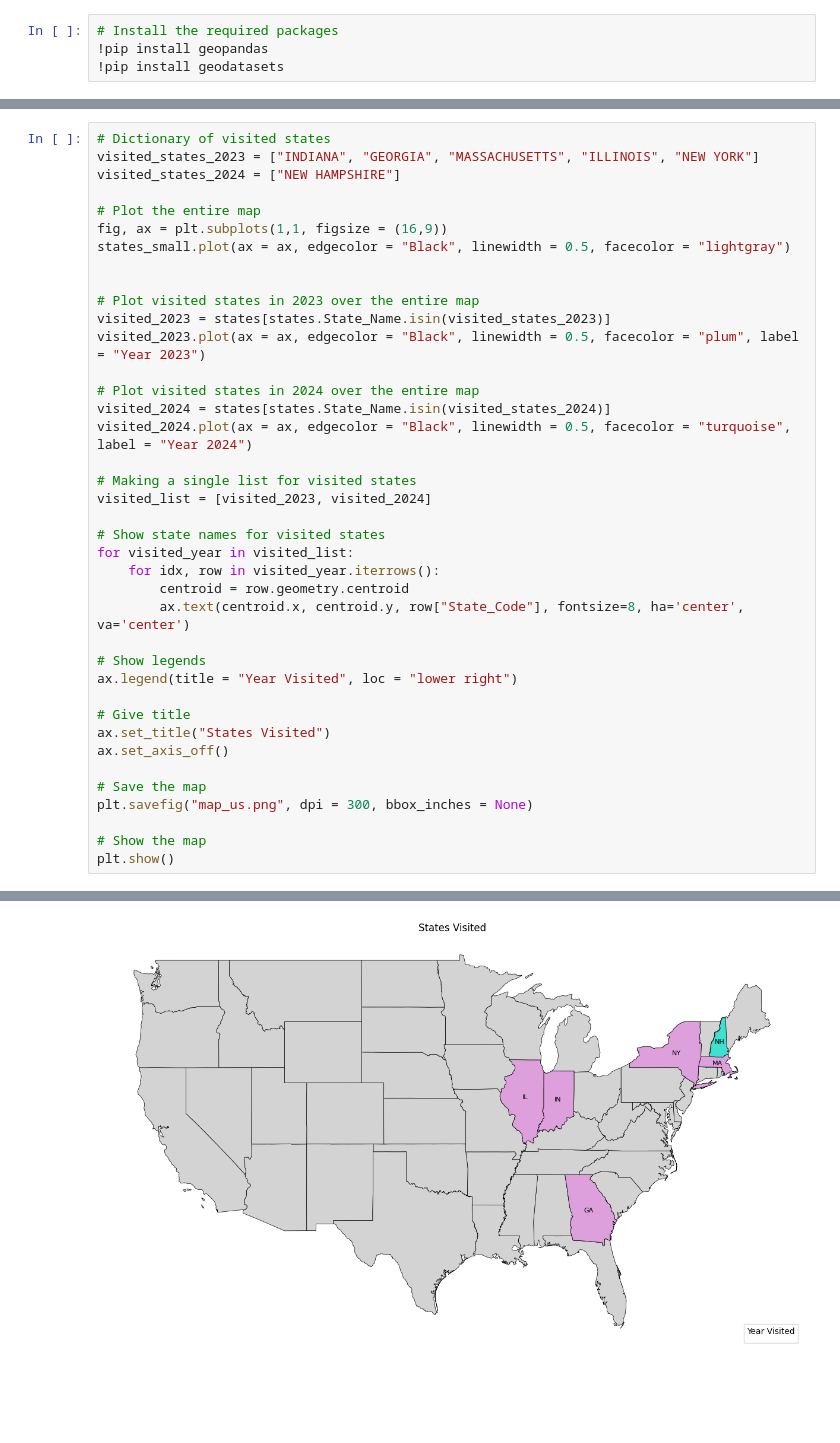
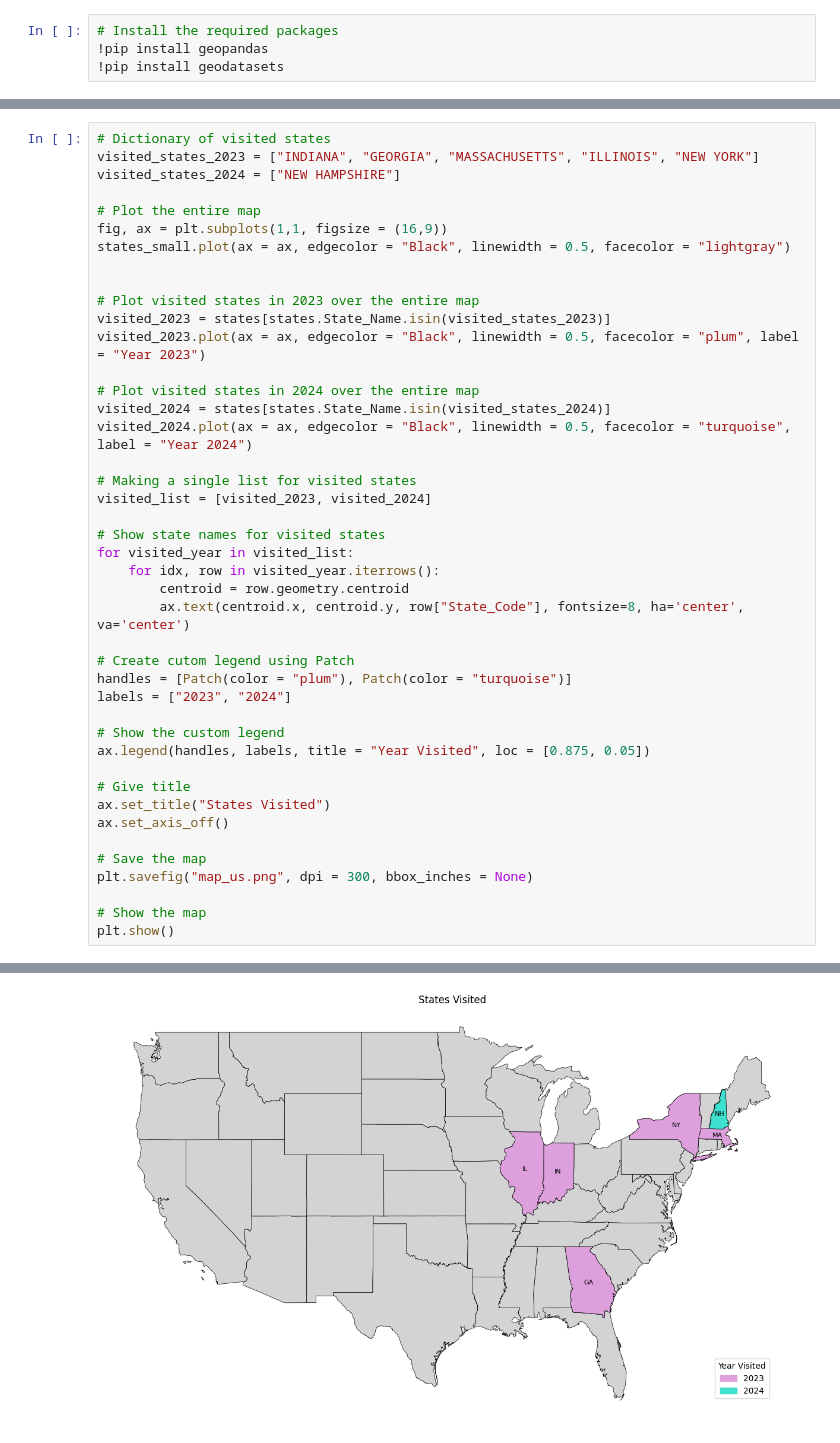
Before and after one commit to psam96/state_map, a Jupyter notebook: visited_states_us.ipynb, the cells around one changed output, grey strips where cells are left out. Cells and saved outputs as stored; diff of their text form; blank space fills up the shorter version.

Commit message:
Added custom legends using Patch

```diff
--- a/visited_states_us.ipynb
+++ b/visited_states_us.ipynb
@@ -57,8 +73,12 @@ for visited_year in visited_list:
         centroid = row.geometry.centroid
         ax.text(centroid.x, centroid.y, row["State_Code"], fontsize=8, ha='center', va='center')
 
-# Show legends
-ax.legend(title = "Year Visited", loc = "lower right")
+# Create cutom legend using Patch
+handles = [Patch(color = "plum"), Patch(color = "turquoise")]
+labels = ["2023", "2024"]
+
+# Show the custom legend
+ax.legend(handles, labels, title = "Year Visited", loc = [0.875, 0.05])
 
 # Give title
 ax.set_title("States Visited")
@@ -76 +93 @@ WARNING:matplotlib.legend:No artists with labels found to put in legend.  Note t
-[figure, old version]
+[figure, new version]
```
Also changed, not shown: parts of 4 cells of this notebook.
